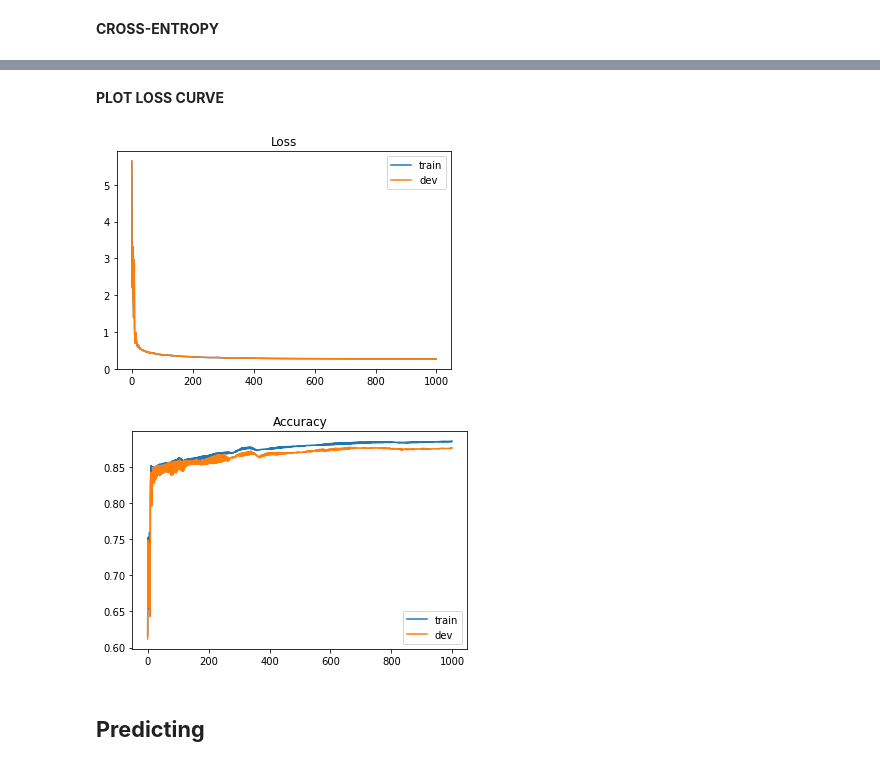
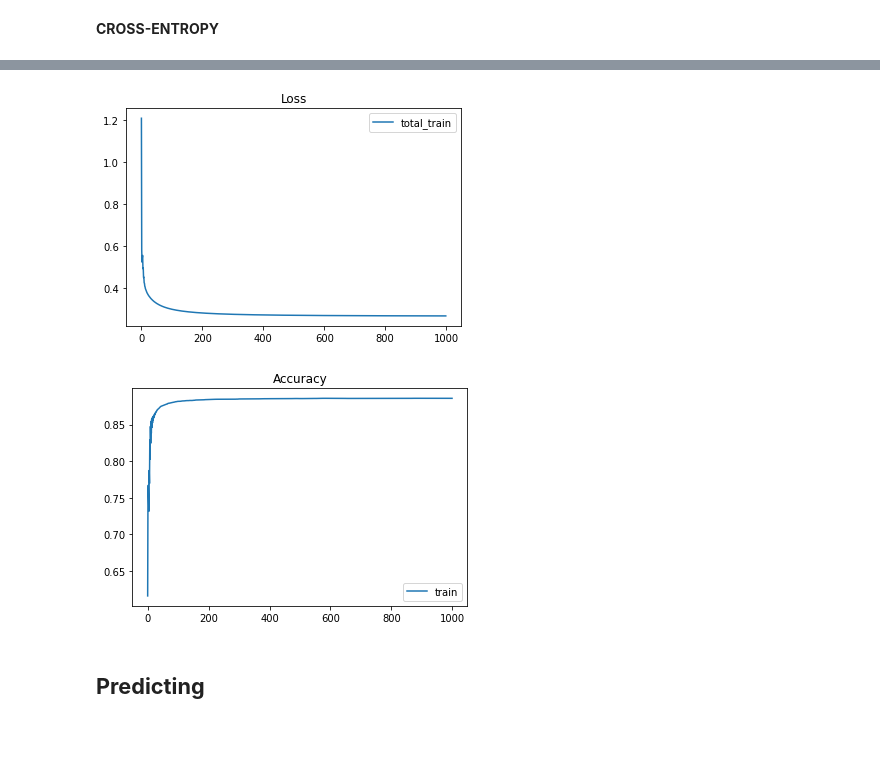
Before and after one commit to shyDaniel/Binary_Classification, a Jupyter notebook: Logistic_regression_model.ipynb, the cells around one changed output, grey strips where cells are left out. Cells and saved outputs as stored; diff of their text form; code cells hidden in the pictures; blank space fills up the shorter version.

```diff
--- a/Logistic_regression_model.ipynb
+++ b/Logistic_regression_model.ipynb
@@ -36,19 +36,17 @@ Archive:  Xtest.zip
 # %% [markdown]
 **CONVERTING DATASETS INTO NUMPY MATRICES**
 # %%
-np.random.seed(0)
 X_train_fpath = '/content/X_train'
 Y_train_fpath = '/content/Y_train'
 X_test_fpath = '/content/X_test'
-output_fpath = '/output_{}.csv'
 
 # Parse csv files to numpy array
 with open(X_train_fpath) as f:
     next(f)
-    X_train = np.array([line.strip('\n').split(',')[1:] for line in f], dtype = float)
+    X_origin = np.array([line.strip('\n').split(',')[1:] for line in f], dtype = float)
 with open(Y_train_fpath) as f:
     next(f)
-    Y_train = np.array([line.strip('\n').split(',')[1] for line in f], dtype = float)
+    Y_origin = np.array([line.strip('\n').split(',')[1] for line in f], dtype = float)
 with open(X_test_fpath) as f:
     next(f)
     X_test = np.array([line.strip('\n').split(',')[1:] for line in f], dtype = float)
@@ -87,12 +85,12 @@ def _train_dev_split(X, Y, dev_ratio = 0.25):
     return X[:train_size], Y[:train_size], X[train_size:], Y[train_size:]
 
 # Normalize training and testing data
-X_train, X_mean, X_std = _normalize(X_train, train = True)
-X_test, _, _= _normalize(X_test, train = False, specified_column = None, X_mean = X_mean, X_std = X_std)
+X_origin, origin_mean, origin_std = _normalize(X_origin, train = True)
+X_test, _, _= _normalize(X_test, train = False, specified_column = None, X_mean = origin_mean, X_std = origin_std)
 
 # Split data into training set and development set
 dev_ratio = 0.1
-X_train, Y_train, X_dev, Y_dev = _train_dev_split(X_train, Y_train, dev_ratio = dev_ratio)
+X_train, Y_train, X_dev, Y_dev = _train_dev_split(X_origin, Y_origin, dev_ratio = dev_ratio)
 
 train_size = X_train.shape[0]
 dev_size = X_dev.shape[0]
@@ -305,29 +320,23 @@ Development accuracy: 0.8761518614080354
-# %% [markdown]
-**PLOT LOSS CURVE**
 # %%
-import matplotlib.pyplot as plt
-
 # Loss curve
 plt.plot(train_loss)
-plt.plot(dev_loss)
 plt.title('Loss')
-plt.legend(['train', 'dev'])
+plt.legend(['total_train'])
 plt.savefig('loss.png')
 plt.show()
 
 # Accuracy curve
 plt.plot(train_acc)
-plt.plot(dev_acc)
 plt.title('Accuracy')
-plt.legend(['train', 'dev'])
+plt.legend(['train'])
 plt.savefig('acc.png')
 plt.show()
 
 np.save('model_weights.npy', w)
 np.save('constant.npy', b)
 # %% [output]
-[figure, old version]
+[figure, new version]
-[figure, old version]
+[figure, new version]
 # %% [markdown]
 ## **Predicting**
 # %%
```
Also changed, not shown: parts of 10 cells of this notebook.
